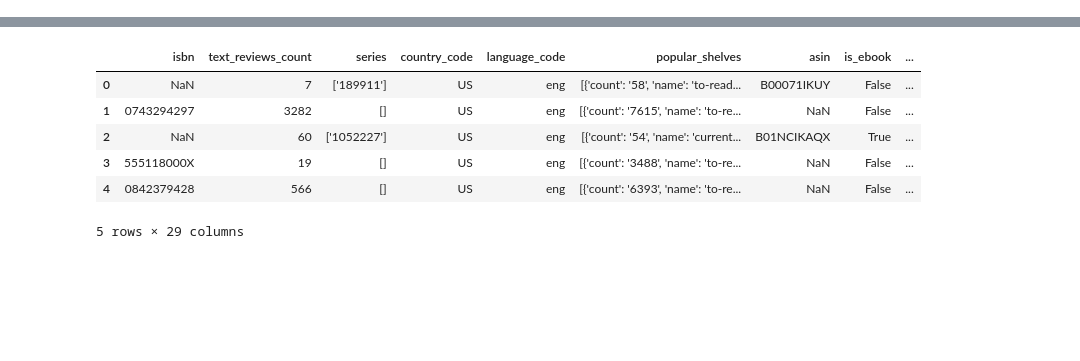
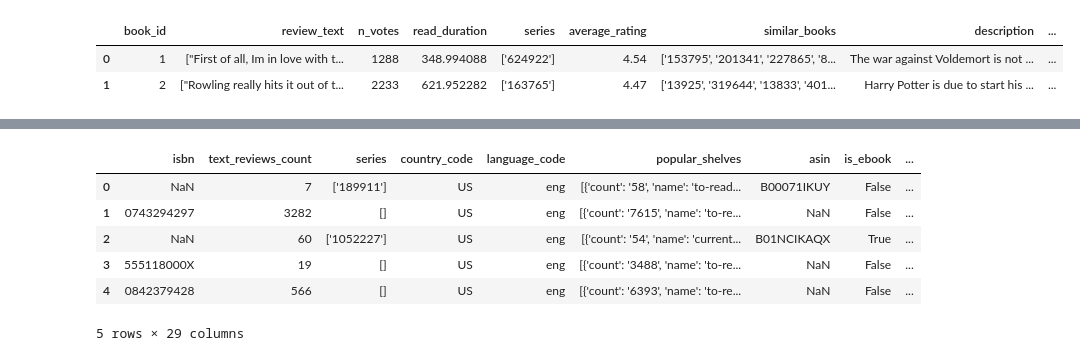
Before and after one commit to domangechristel-ship-it/my_shelves, a Jupyter notebook: notebooks/data_exploration.ipynb, the cells around one changed output, grey strips where cells are left out. Saved outputs shown, nothing was run; the diff lists cells and outputs as text; code cells hidden in the pictures; blank space fills up the shorter version.

```diff
--- a/notebooks/data_exploration.ipynb
+++ b/notebooks/data_exploration.ipynb
@@ -5,0 +110,7 @@ import pandas as pd
+# %%
+base_10k_df = pd.read_csv("../data/base_ENG_all.csv")
+base_10k_df.head(2)
+# %% [output]
+|  | book_id | review_text | n_votes | read_duration | series | average_rating | similar_books | description | ... |
+| 0 | 1 | ["First of all, Im in love with t... | 1288 | 348.994088 | ['624922'] | 4.54 | ['153795', '201341', '227865', '8... | The war against Voldemort is not ... | ... |
+| 1 | 2 | ["Rowling really hits it out of t... | 2233 | 621.952282 | ['163765'] | 4.47 | ['13925', '319644', '13833', '401... | Harry Potter is due to start his ... | ... |
```
Also changed, not shown: parts of 36 cells of this notebook, 1 other file.
